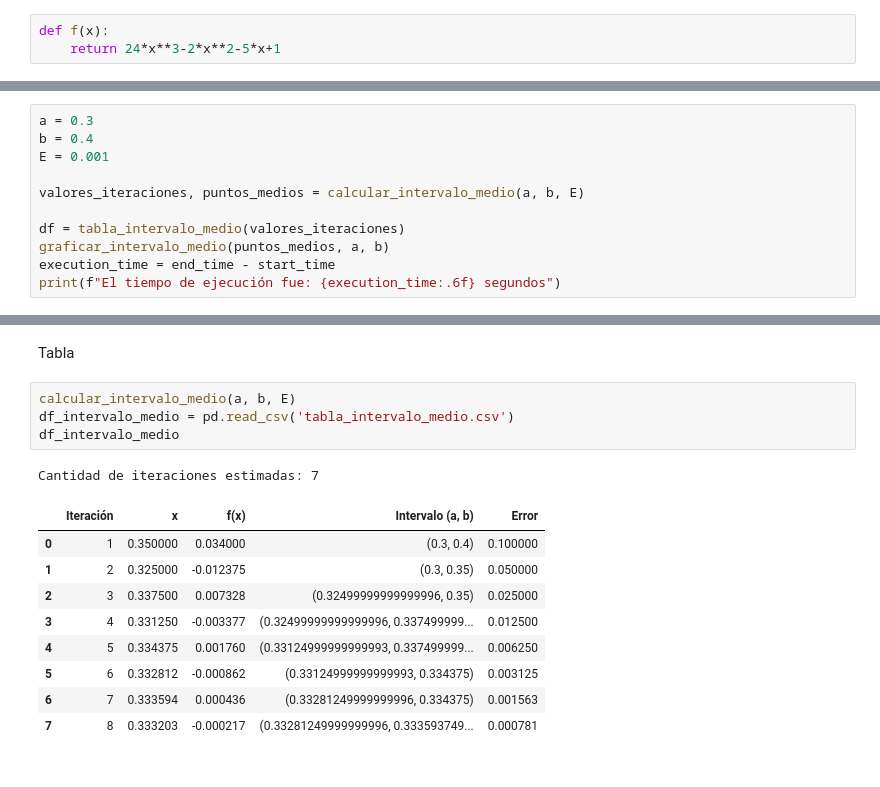
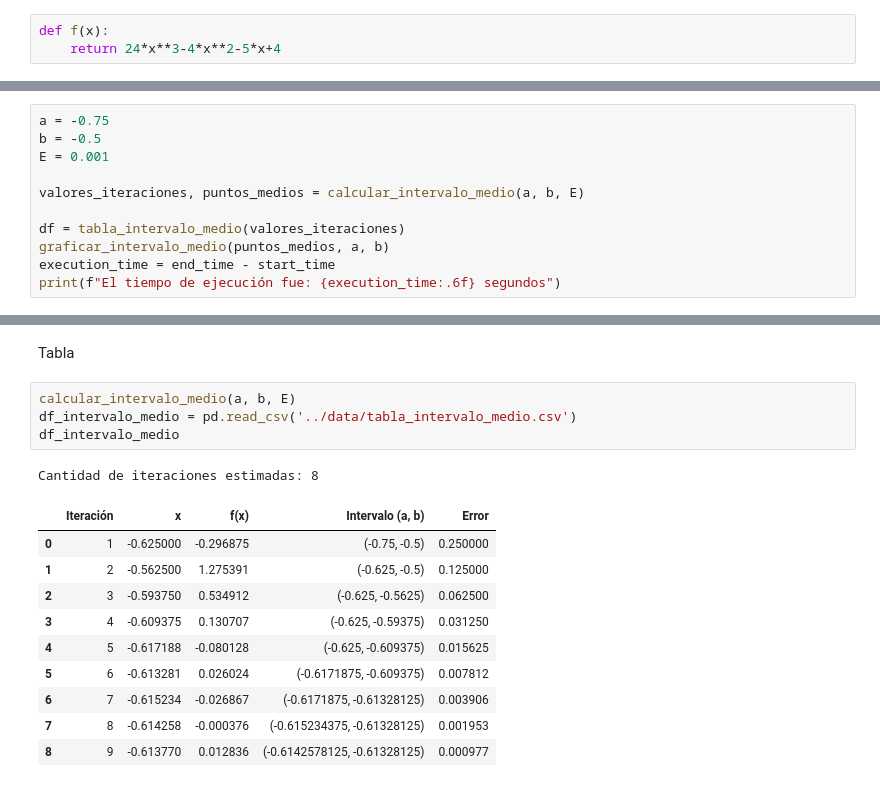
Before and after one commit to alejandro7177/lab_metodos_2024, a Jupyter notebook: evaluacion_lab/Metodo_del_Intervalo_medio-MetodosNumericos2024.ipynb, the cells around one changed output, grey strips where cells are left out. Drawn from its saved outputs; the diff is of its cells as text.

```diff
--- a/evaluacion_lab/Metodo_del_Intervalo_medio-MetodosNumericos2024.ipynb
+++ b/evaluacion_lab/Metodo_del_Intervalo_medio-MetodosNumericos2024.ipynb
@@ -14,7 +14,7 @@ import time
 Definimos la función
 # %%
 def f(x):
-    return 24*x**3-2*x**2-5*x+1
+    return 24*x**3-4*x**2-5*x+4
 # %% [markdown]
 Función del Intervalo Medio
 # %%
@@ -91,8 +91,8 @@ def tabla_intervalo_medio(valores_iteraciones):
 # %% [markdown]
 Gráfico
 # %%
-a = 0.3
-b = 0.4
+a = -0.75
+b = -0.5
 E = 0.001
 
 valores_iteraciones, puntos_medios = calcular_intervalo_medio(a, b, E)
@@ -109,16 +109,17 @@ El tiempo de ejecución fue: 0.000441 segundos
 Tabla
 # %%
 calcular_intervalo_medio(a, b, E)
-df_intervalo_medio = pd.read_csv('tabla_intervalo_medio.csv')
+df_intervalo_medio = pd.read_csv('../data/tabla_intervalo_medio.csv')
 df_intervalo_medio
 # %% [output]
-Cantidad de iteraciones estimadas: 7
+Cantidad de iteraciones estimadas: 8
 |  | Iteración | x | f(x) | Intervalo (a, b) | Error |
-| 0 | 1 | 0.350000 | 0.034000 | (0.3, 0.4) | 0.100000 |
-| 1 | 2 | 0.325000 | -0.012375 | (0.3, 0.35) | 0.050000 |
-| 2 | 3 | 0.337500 | 0.007328 | (0.32499999999999996, 0.35) | 0.025000 |
-| 3 | 4 | 0.331250 | -0.003377 | (0.32499999999999996, 0.337499999... | 0.012500 |
-| 4 | 5 | 0.334375 | 0.001760 | (0.33124999999999993, 0.337499999... | 0.006250 |
-| 5 | 6 | 0.332812 | -0.000862 | (0.33124999999999993, 0.334375) | 0.003125 |
-| 6 | 7 | 0.333594 | 0.000436 | (0.33281249999999996, 0.334375) | 0.001563 |
-| 7 | 8 | 0.333203 | -0.000217 | (0.33281249999999996, 0.333593749... | 0.000781 |
+| 0 | 1 | -0.625000 | -0.296875 | (-0.75, -0.5) | 0.250000 |
+| 1 | 2 | -0.562500 | 1.275391 | (-0.625, -0.5) | 0.125000 |
+| 2 | 3 | -0.593750 | 0.534912 | (-0.625, -0.5625) | 0.062500 |
+| 3 | 4 | -0.609375 | 0.130707 | (-0.625, -0.59375) | 0.031250 |
+| 4 | 5 | -0.617188 | -0.080128 | (-0.625, -0.609375) | 0.015625 |
+| 5 | 6 | -0.613281 | 0.026024 | (-0.6171875, -0.609375) | 0.007812 |
+| 6 | 7 | -0.615234 | -0.026867 | (-0.6171875, -0.61328125) | 0.003906 |
+| 7 | 8 | -0.614258 | -0.000376 | (-0.615234375, -0.61328125) | 0.001953 |
+| 8 | 9 | -0.613770 | 0.012836 | (-0.6142578125, -0.61328125) | 0.000977 |
```
Also changed, not shown: parts of 2 cells of this notebook, 6 other files.
